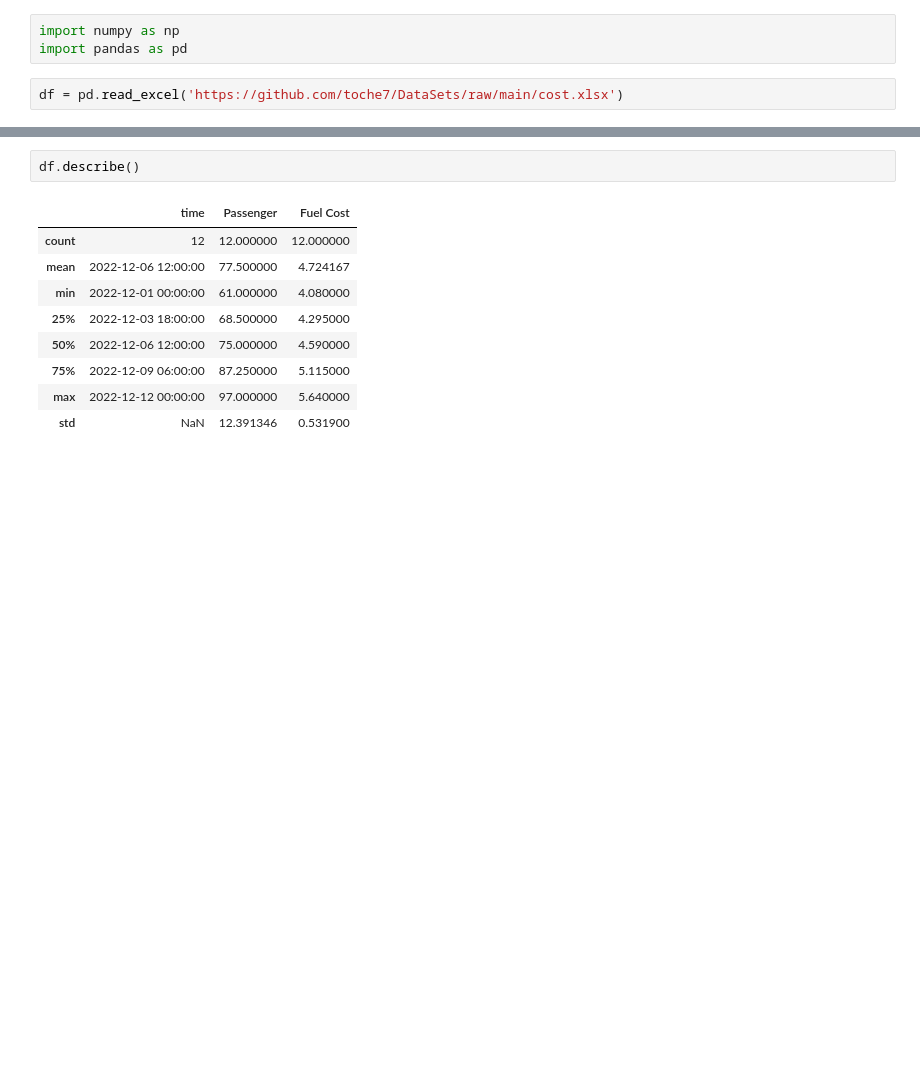
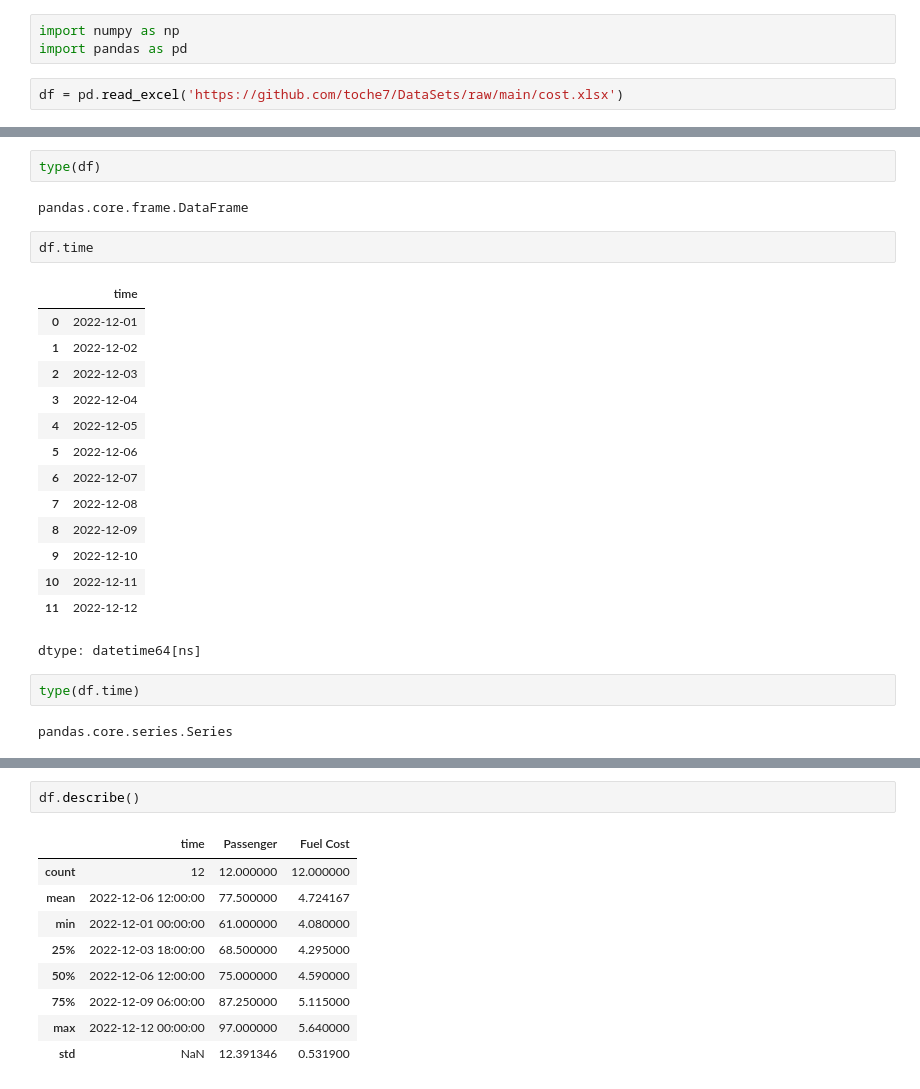
Before and after one commit to toche7/DSEssentials, a Jupyter notebook: Lab2LinearRegression.ipynb, the cells around one changed output, grey strips where cells are left out. Drawn from its saved outputs; the diff is of its cells as text; blank space fills up the shorter version.

```diff
--- a/Lab2LinearRegression.ipynb
+++ b/Lab2LinearRegression.ipynb
@@ -9,0 +19,25 @@ df = pd.read_excel('https://github.com/toche7/DataSets/raw/main/cost.xlsx')
+# %%
+type(df)
+# %% [output]
+pandas.core.frame.DataFrame
+# %%
+df.time
+# %% [output]
+|  | time |
+| 0 | 2022-12-01 |
+| 1 | 2022-12-02 |
+| 2 | 2022-12-03 |
+| 3 | 2022-12-04 |
+| 4 | 2022-12-05 |
+| 5 | 2022-12-06 |
+| 6 | 2022-12-07 |
+| 7 | 2022-12-08 |
+| 8 | 2022-12-09 |
+| 9 | 2022-12-10 |
+| 10 | 2022-12-11 |
+| 11 | 2022-12-12 |
+dtype: datetime64[ns]
+# %%
+type(df.time)
+# %% [output]
+pandas.core.series.Series
```
Also changed, not shown: parts of 47 cells of this notebook.
